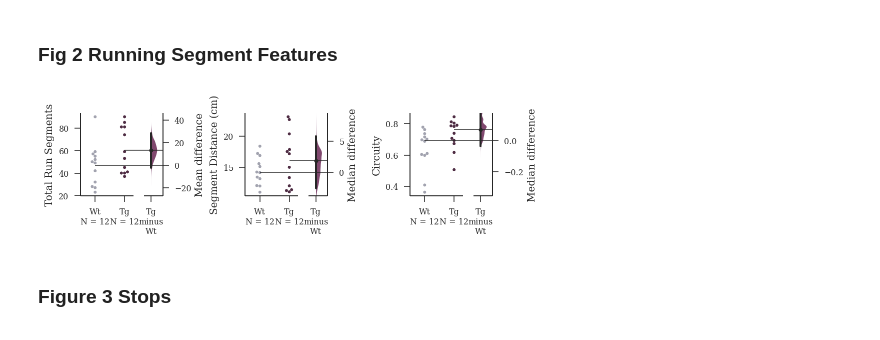
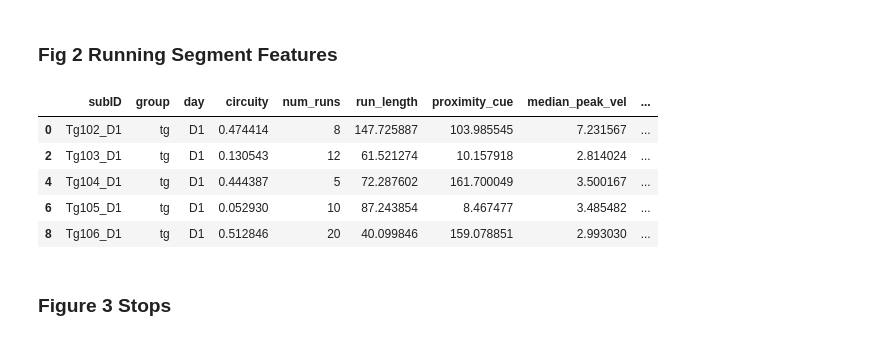
Before and after one commit to lolaBerkowitz/TgF344-AD_Open_Field, a Jupyter notebook: notebooks/TgF344_OF_figs.ipynb, the cells around one changed output. Saved outputs shown, nothing was run; the diff lists cells and outputs as text; code cells hidden in the pictures.

```diff
--- a/notebooks/TgF344_OF_figs.ipynb
+++ b/notebooks/TgF344_OF_figs.ipynb
@@ -119,34 +256,15 @@ plt.savefig(fig_save_path+'Distance.png',dpi=900,bbox_inches='tight')
 # %% [markdown]
 ### Fig 2 Running Segment Features
 # %%
-df_seg = pd.read_csv(data_path+"segment_measures.csv")
+df_seg = pd.read_csv(data_path+"movement_epochs.csv")
 df_day1_seg = df_seg[df_seg['day']=='D1']
+df_day1_seg.head()
+# %% [output]
+|  | subID | group | day | circuity | num_runs | run_length | proximity_cue | median_peak_vel | ... |
+| 0 | Tg102_D1 | tg | D1 | 0.474414 | 8 | 147.725887 | 103.985545 | 7.231567 | ... |
+| 2 | Tg103_D1 | tg | D1 | 0.130543 | 12 | 61.521274 | 10.157918 | 2.814024 | ... |
+| 4 | Tg104_D1 | tg | D1 | 0.444387 | 5 | 72.287602 | 161.700049 | 3.500167 | ... |
+| 6 | Tg105_D1 | tg | D1 | 0.052930 | 10 | 87.243854 | 8.467477 | 3.485482 | ... |
+| 8 | Tg106_D1 | tg | D1 | 0.512846 | 20 | 40.099846 | 159.078851 | 2.993030 | ... |
-# %%
-fig, axs = plt.subplots(1,3, figsize=set_size('thesis', fraction=1.25, subplots=(1, 3)), edgecolor='k')
-fig.subplots_adjust(hspace = 1, wspace=1)
-axs = axs.ravel()
-
-#flatui = ["#7f8c8d","#f39c12"] #color schedule for Tg and Wt, respectively.
-# sns.set(style='ticks', font_scale=2)
-
-pathL_df = dabest.load(df_day1, idx=("Wt","Tg"),x="group", y="numRuns")
-flatui = ["#601a4a","#9c9eb5"]
-ax = pathL_df.mean_diff.plot(ax=axs[0],custom_palette=flatui,raw_marker_size=3,es_marker_size=4)
-axs[0].set_ylabel("Total Run Segments")
-
-
-pathL_df = dabest.load(df_day1_seg, idx=("Wt","Tg"),x="group", y="seg_dist")
-flatui = ["#601a4a","#9c9eb5"]   #color schedule for Tg and Wt, respectively.
-ax = pathL_df.median_diff.plot(ax=axs[1],custom_palette=flatui,raw_marker_size=3,es_marker_size=4)
-axs[1].set_ylabel("Segment Distance (cm)")
-
-pathL_df = dabest.load(df_day1_seg, idx=("Wt","Tg"),x="group", y="seg_circ")
-flatui = ["#601a4a","#9c9eb5"]
-ax = pathL_df.median_diff.plot(ax=axs[2],custom_palette=flatui,raw_marker_size=3,es_marker_size=4)
-axs[2].set_ylabel("Circuity")
-
-plt.savefig(fig_save_path+'segments.svg',dpi=900,bbox_inches='tight')
-# %% [output]
-[figure, removed]
 # %% [markdown]
 ### Figure 3 Stops
```
Also changed, not shown: parts of 17 cells of this notebook.
